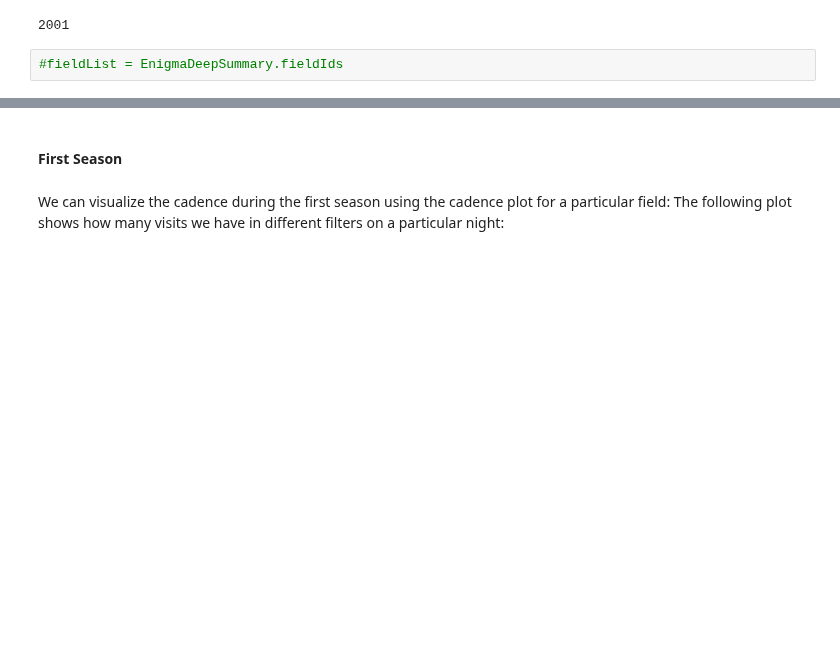
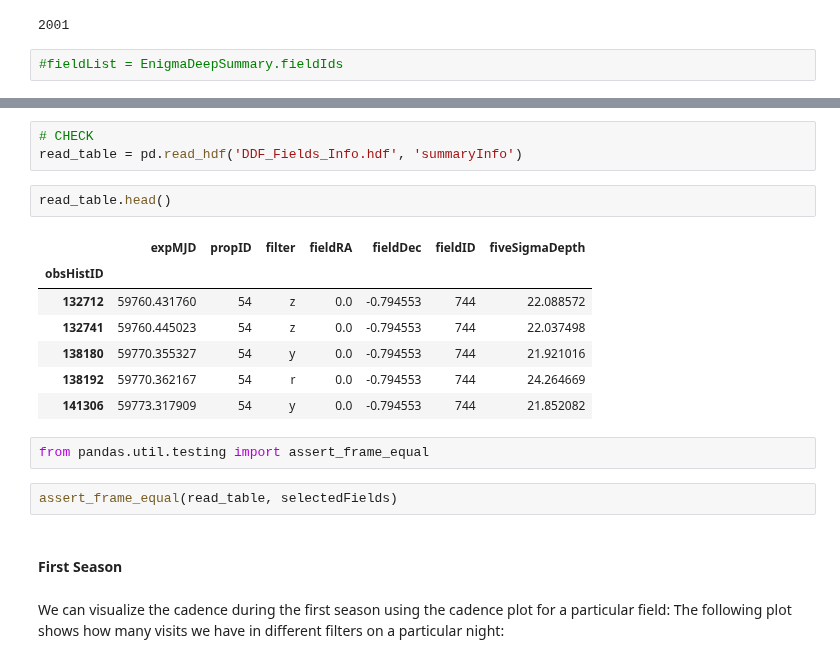
Before and after one commit to LSSTDESC/OpSimSummary, a Jupyter notebook: example/ExploringOpSimOutputs.ipynb, the cells around one changed output, grey strips where cells are left out. Cells and saved outputs as stored; diff of their text form; blank space fills up the shorter version.

```diff
--- a/example/ExploringOpSimOutputs.ipynb
+++ b/example/ExploringOpSimOutputs.ipynb
@@ -183,3 +289,20 @@ print fieldIDFromRADec
+# %%
+# CHECK
+read_table = pd.read_hdf('DDF_Fields_Info.hdf', 'summaryInfo')
+# %%
+read_table.head()
+# %% [output]
+|  | expMJD | propID | filter | fieldRA | fieldDec | fieldID | fiveSigmaDepth |
+| obsHistID |  |  |  |  |  |  |  |
+| 132712 | 59760.431760 | 54 | z | 0.0 | -0.794553 | 744 | 22.088572 |
+| 132741 | 59760.445023 | 54 | z | 0.0 | -0.794553 | 744 | 22.037498 |
+| 138180 | 59770.355327 | 54 | y | 0.0 | -0.794553 | 744 | 21.921016 |
+| 138192 | 59770.362167 | 54 | r | 0.0 | -0.794553 | 744 | 24.264669 |
+| 141306 | 59773.317909 | 54 | y | 0.0 | -0.794553 | 744 | 21.852082 |
+# %%
+from pandas.util.testing import assert_frame_equal
+# %%
+assert_frame_equal(read_table, selectedFields)
 # %% [markdown]
 #### First Season
 # %% [markdown]
```
Also changed, not shown: parts of 21 cells of this notebook, 1 other file.
